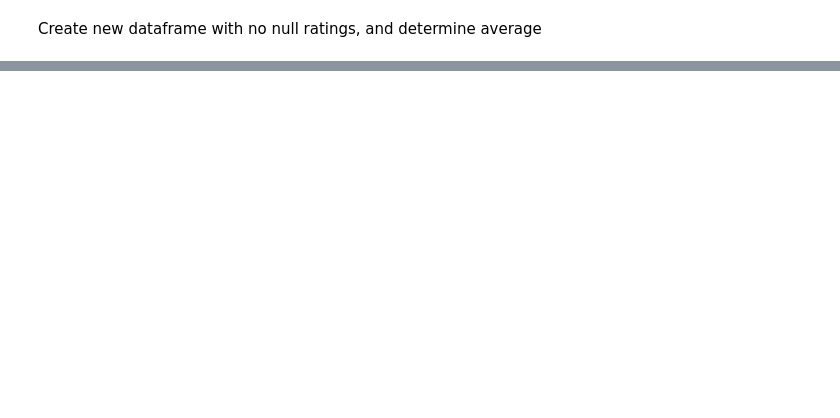
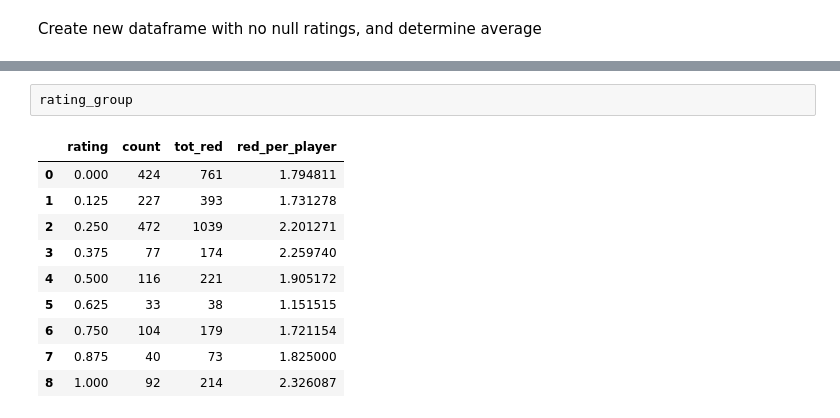
Before and after one commit to markertsean/redcard, a Jupyter notebook: Chi2_skin_category.ipynb, the cells around one changed output, grey strips where cells are left out. Drawn from its saved outputs; the diff is of its cells as text; blank space fills up the shorter version.

```diff
--- a/Chi2_skin_category.ipynb
+++ b/Chi2_skin_category.ipynb
@@ -538,0 +48,13 @@ sns.barplot(x='tone',y='cards',data=cards)
+# %%
+rating_group
+# %% [output]
+|  | rating | count | tot_red | red_per_player |
+| 0 | 0.000 | 424 | 761 | 1.794811 |
+| 1 | 0.125 | 227 | 393 | 1.731278 |
+| 2 | 0.250 | 472 | 1039 | 2.201271 |
+| 3 | 0.375 | 77 | 174 | 2.259740 |
+| 4 | 0.500 | 116 | 221 | 1.905172 |
+| 5 | 0.625 | 33 | 38 | 1.151515 |
+| 6 | 0.750 | 104 | 179 | 1.721154 |
+| 7 | 0.875 | 40 | 73 | 1.825000 |
+| 8 | 1.000 | 92 | 214 | 2.326087 |
```
Also changed, not shown: parts of 92 cells of this notebook.
